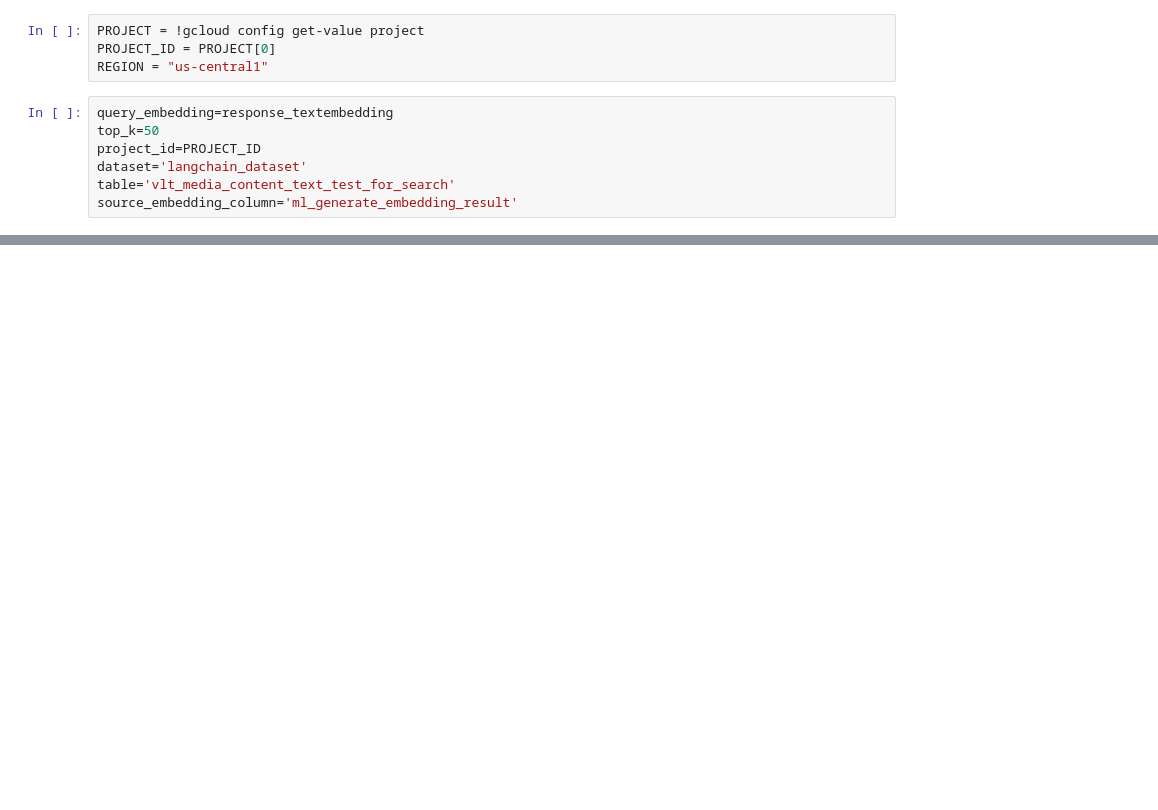
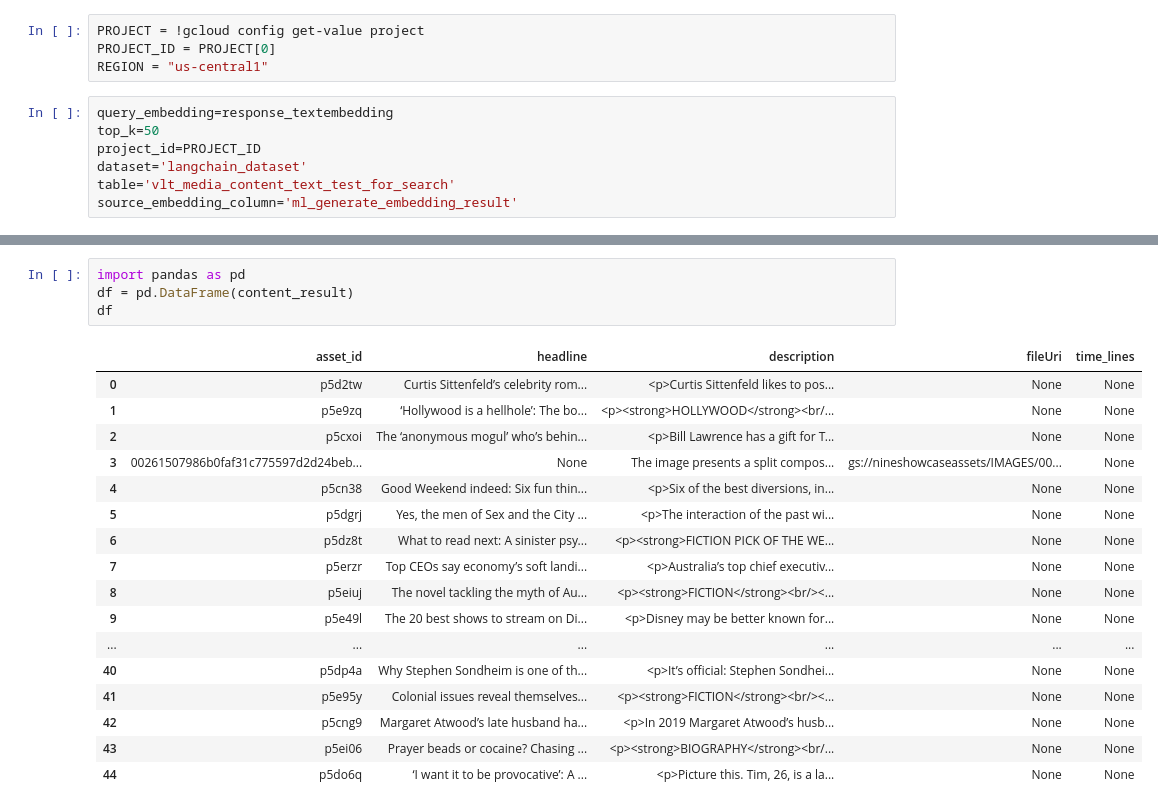
Before and after one commit to intelia-agility/GenAI, a Jupyter notebook: test_search.ipynb, the cells around one changed output, grey strips where cells are left out. Drawn from its saved outputs; the diff is of its cells as text; blank space fills up the shorter version.

```diff
--- a/test_search.ipynb
+++ b/test_search.ipynb
@@ -369,0 +676,22 @@ if 1==1:
+# %%
+import pandas as pd
+df = pd.DataFrame(content_result)
+df
+# %% [output]
+|  | asset_id | headline | description | fileUri | time_lines |
+| 0 | p5d2tw | Curtis Sittenfeld’s celebrity rom... | <p>Curtis Sittenfeld likes to pos... | None | None |
+| 1 | p5e9zq | ‘Hollywood is a hellhole’: The bo... | <p><strong>HOLLYWOOD</strong><br/... | None | None |
+| 2 | p5cxoi | The ‘anonymous mogul’ who’s behin... | <p>Bill Lawrence has a gift for T... | None | None |
+| 3 | 00261507986b0faf31c775597d2d24beb... | None | The image presents a split compos... | gs://nineshowcaseassets/IMAGES/00... | None |
+| 4 | p5cn38 | Good Weekend indeed: Six fun thin... | <p>Six of the best diversions, in... | None | None |
+| 5 | p5dgrj | Yes, the men of Sex and the City ... | <p>The interaction of the past wi... | None | None |
+| 6 | p5dz8t | What to read next: A sinister psy... | <p><strong>FICTION PICK OF THE WE... | None | None |
+| 7 | p5erzr | Top CEOs say economy’s soft landi... | <p>Australia’s top chief executiv... | None | None |
+| 8 | p5eiuj | The novel tackling the myth of Au... | <p><strong>FICTION</strong><br/><... | None | None |
+| 9 | p5e49l | The 20 best shows to stream on Di... | <p>Disney may be better known for... | None | None |
+| ... | ... | ... | ... | ... | ... |
+| 40 | p5dp4a | Why Stephen Sondheim is one of th... | <p>It’s official: Stephen Sondhei... | None | None |
+| 41 | p5e95y | Colonial issues reveal themselves... | <p><strong>FICTION</strong><br/><... | None | None |
+| 42 | p5cng9 | Margaret Atwood’s late husband ha... | <p>In 2019 Margaret Atwood’s husb... | None | None |
+| 43 | p5ei06 | Prayer beads or cocaine? Chasing ... | <p><strong>BIOGRAPHY</strong><br/... | None | None |
+| 44 | p5do6q | ‘I want it to be provocative’: A ... | <p>Picture this. Tim, 26, is a la... | None | None |
```
Also changed, not shown: parts of 11 cells of this notebook.
